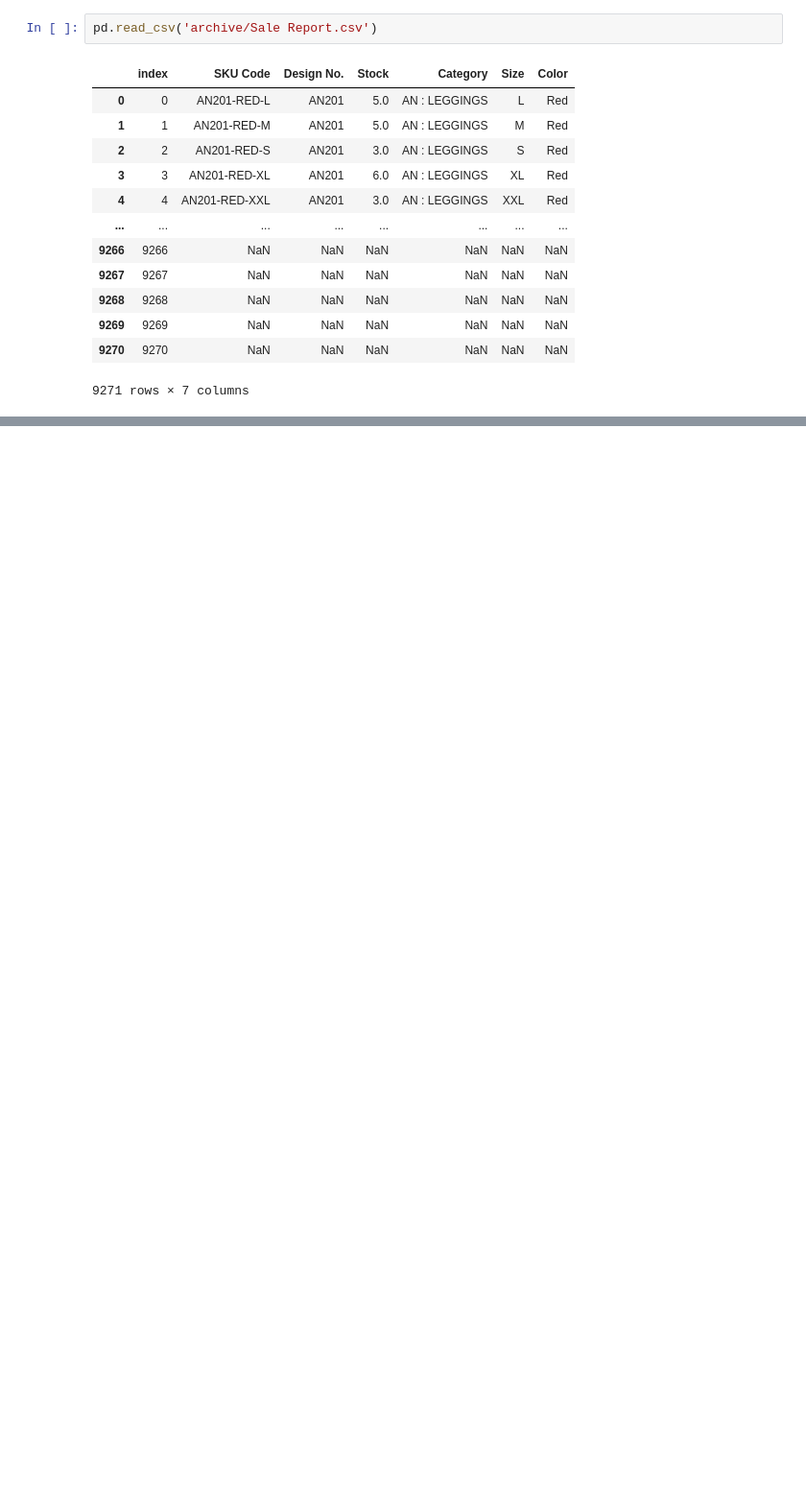
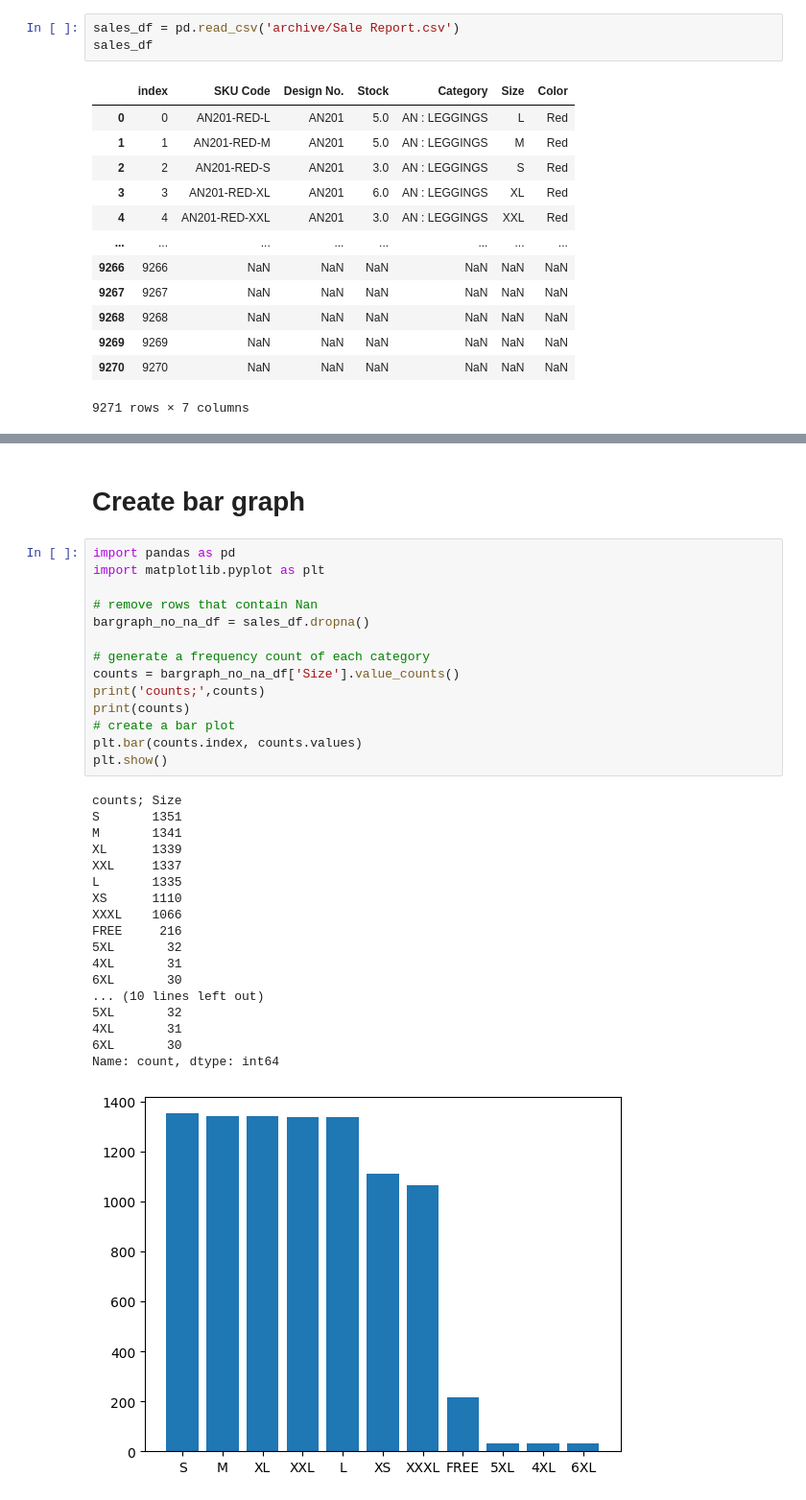
Before and after one commit to jlarrivalatt/jupyter-learning, a Jupyter notebook: Ecommerce-sales/sales-analysis.ipynb, the cells around one changed output, grey strips where cells are left out. Shown at 96% size. Cells and saved outputs as stored; diff of their text form; blank space fills up the shorter version.

Commit message:
made pivot tables and bar chart

```diff
--- a/Ecommerce-sales/sales-analysis.ipynb
+++ b/Ecommerce-sales/sales-analysis.ipynb
@@ -2,7 +2,8 @@
 import pandas as pd
 import numpy as np
 # %%
-pd.read_csv('archive/Sale Report.csv')
+sales_df = pd.read_csv('archive/Sale Report.csv')
+sales_df
 # %% [output]
 |  | index | SKU Code | Design No. | Stock | Category | Size | Color |
 | 0 | 0 | AN201-RED-L | AN201 | 5.0 | AN : LEGGINGS | L | Red |
@@ -19,0 +63,35 @@ pd.read_csv('archive/Sale Report.csv')
+# %% [markdown]
+# Create bar graph
+# %%
+import pandas as pd
+import matplotlib.pyplot as plt
+
+# remove rows that contain Nan
+bargraph_no_na_df = sales_df.dropna()
+
+# generate a frequency count of each category
+counts = bargraph_no_na_df['Size'].value_counts()
+print('counts;',counts)
+print(counts)
+# create a bar plot
+plt.bar(counts.index, counts.values)
+plt.show()
+# %% [output]
+counts; Size
+S       1351
+M       1341
+XL      1339
+XXL     1337
+L       1335
+XS      1110
+XXXL    1066
+FREE     216
+5XL       32
+4XL       31
+6XL       30
+... (10 lines left out)
+5XL       32
+4XL       31
+6XL       30
+Name: count, dtype: int64
+[figure, added]
```
Also changed, not shown: parts of 3 cells of this notebook.
